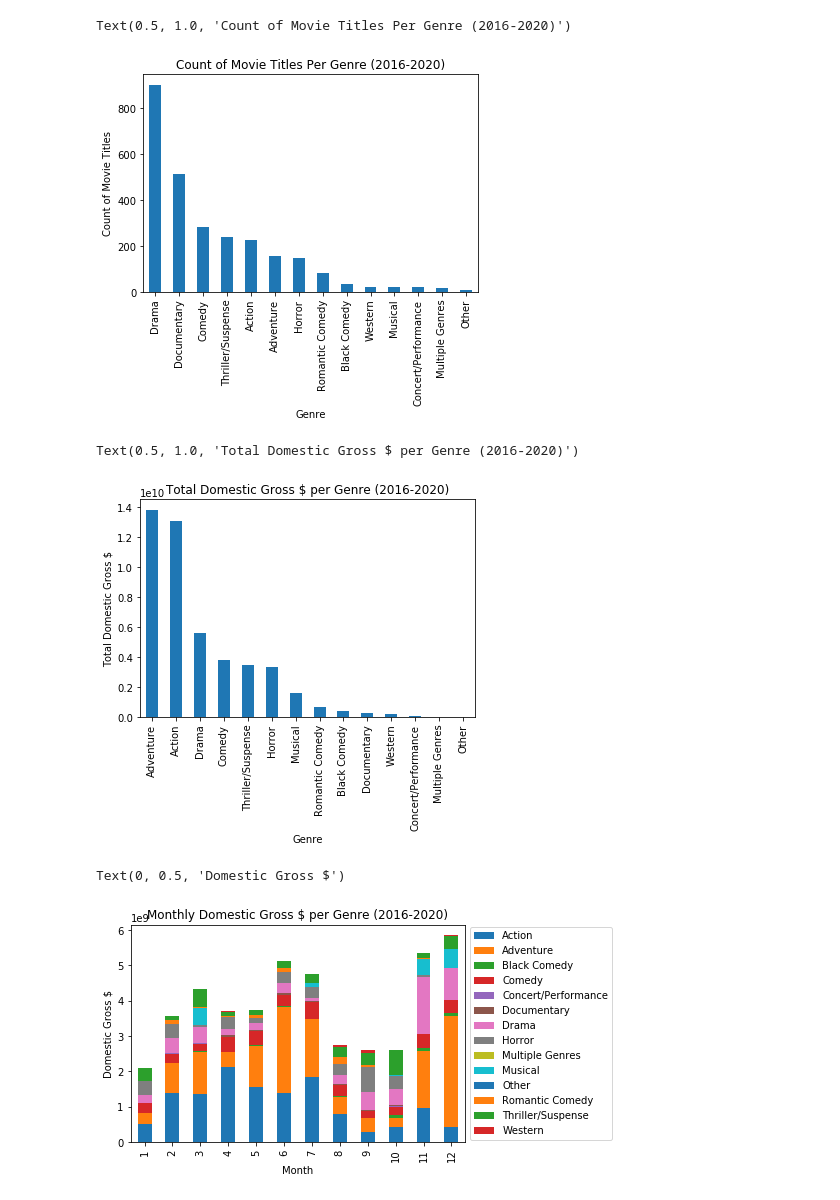
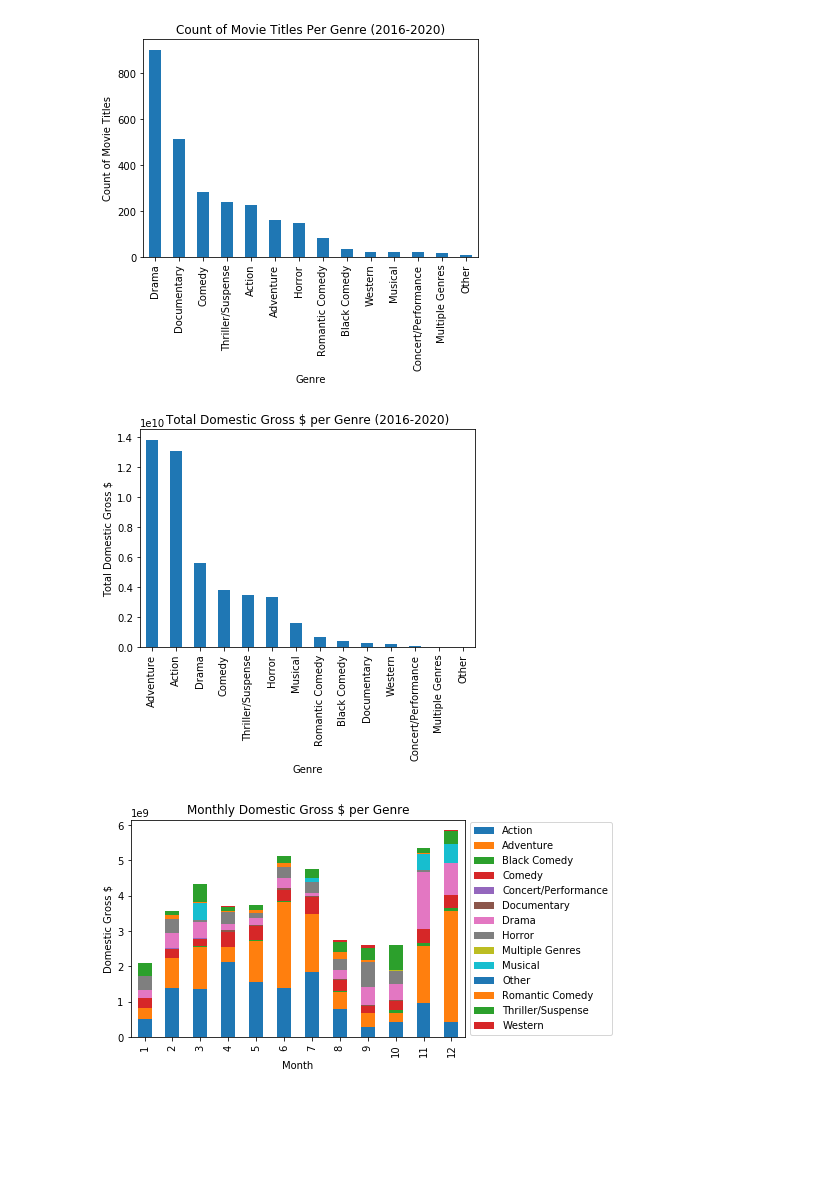
Before and after one commit to Deric-Williamson/Movie-Analysis_Microsoft, a Jupyter notebook: Barcharts.ipynb, the cells around one changed output. Saved outputs shown, nothing was run; the diff lists cells and outputs as text; code cells hidden in the pictures; blank space fills up the shorter version.

Commit message:
added comments, add plt.shows, prettied code

```diff
--- a/Barcharts.ipynb
+++ b/Barcharts.ipynb
@@ -15,25 +17,31 @@ Text(0.5, 1.0, 'Avg Domestic Gross $ Per Genre (2016-2020)')
 [figure]
 # %%
-ax2=df.groupby('Genre')['DomesticBox_Office'].count().sort_values(ascending=False).plot(kind='bar', y='DomesticBox_Office', stacked=False)
+#grouping by count of titles per genre
+ax2=df.groupby('Genre')['DomesticBox_Office'].count().sort_values(ascending=False).plot(
+    kind='bar', y='DomesticBox_Office', stacked=False)
+
 ax2.set_ylabel("Count of Movie Titles")
 ax2.set_title("Count of Movie Titles Per Genre (2016-2020)")
+plt.show()
 # %% [output]
-Text(0.5, 1.0, 'Count of Movie Titles Per Genre (2016-2020)')
 [figure]
 # %%
-#df.groupby('Genre')['DomesticBox_Office'].sum().plot(kind='bar', y='DomesticBox_Office', stacked=False).legend(loc='center left',bbox_to_anchor=(1.0, 0.5));
-#ax.set_ylabel
-ax3=df.groupby('Genre')['DomesticBox_Office'].sum().sort_values(ascending=False).plot(kind='bar', y='DomesticBox_Office', stacked=False)
+# group by total domestic dollars per genre
+ax3=df.groupby('Genre')['DomesticBox_Office'].sum().sort_values(ascending=False).plot(
+    kind='bar', y='DomesticBox_Office', stacked=False)
 ax3.set_ylabel("Total Domestic Gross $")
 ax3.set_title("Total Domestic Gross $ per Genre (2016-2020)")
+plt.show()
 # %% [output]
-Text(0.5, 1.0, 'Total Domestic Gross $ per Genre (2016-2020)')
 [figure]
 # %%
-#df.groupby(['Month', 'Genre']).sum().unstack().plot(kind='bar', y='DomesticBox_Office', stacked=True)
-ax4 = df.groupby(['Month', 'Genre']).sum().unstack().plot(kind='bar', title='Monthly Domestic Gross $ per Genre (2016-2020)', y='DomesticBox_Office', stacked=True).legend(loc='center left',bbox_to_anchor=(1.0, 0.5));
+# group by month to show domestic growth per genre per month
+ax4 = df.groupby(['Month', 'Genre']).sum().unstack().plot(
+    kind='bar', title='Monthly Domestic Gross $ per Genre', y='DomesticBox_Office', stacked=True).legend(
+    loc='center left',bbox_to_anchor=(1.0, 0.5));
+
 plt.ylabel("Domestic Gross $")
+plt.show()
 # %% [output]
-Text(0, 0.5, 'Domestic Gross $')
-[figure, old version]
+[figure, new version]
 # %%
```
Also changed, not shown: parts of 7 cells of this notebook, 2 other files.
